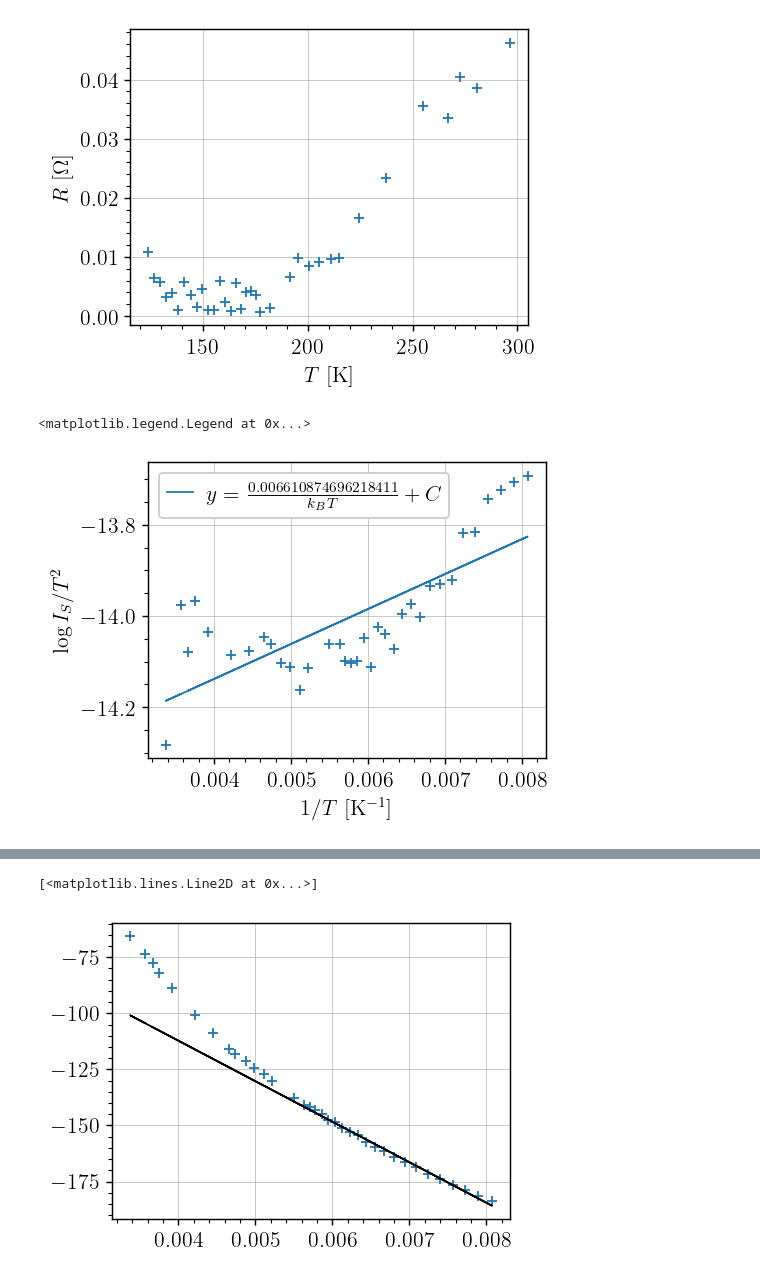
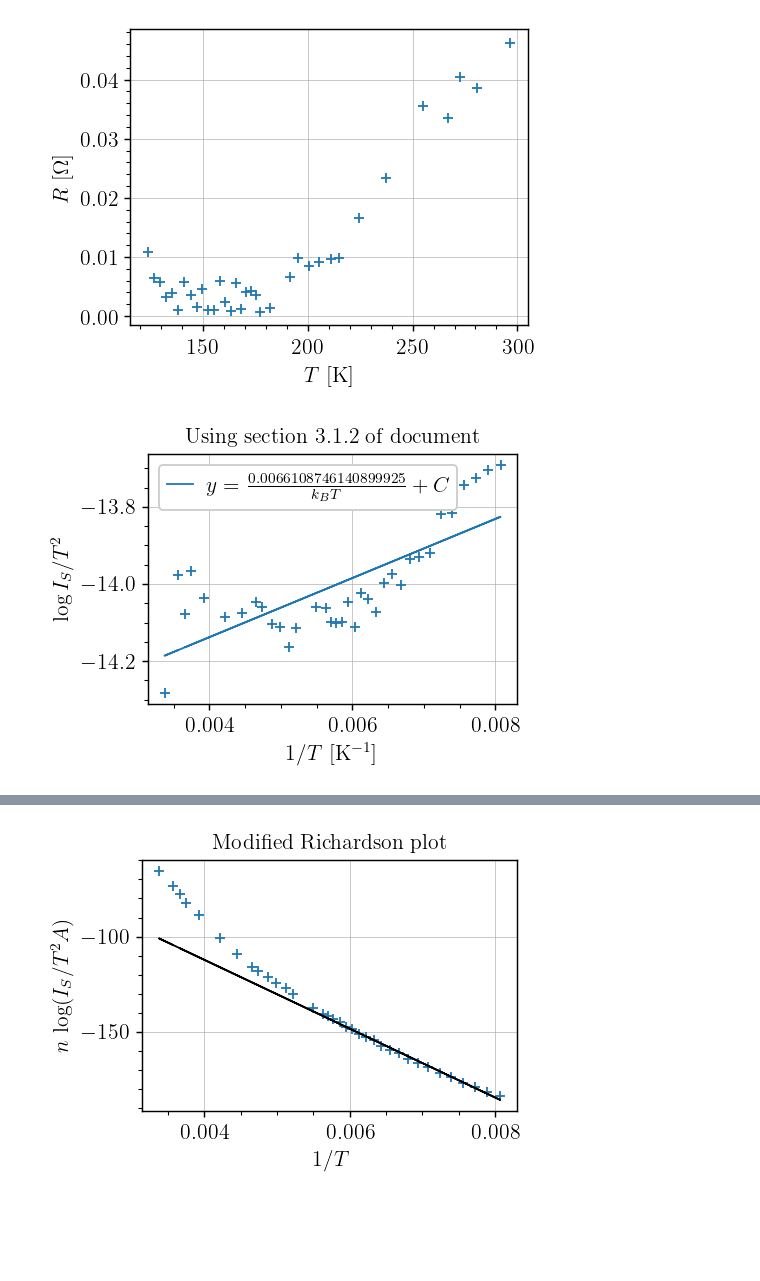
Before and after one commit to TomVdt/TPIII, a Jupyter notebook: 06-photoemission-interne/analyse/exp1.ipynb, the cells around one changed output, grey strips where cells are left out. Cells and saved outputs as stored; diff of their text form; code cells hidden in the pictures; blank space fills up the shorter version.

```diff
--- a/06-photoemission-interne/analyse/exp1.ipynb
+++ b/06-photoemission-interne/analyse/exp1.ipynb
@@ -114,14 +120,17 @@ fitfunc = np.poly1d(coefs)
 q_phi_b_over_kb = coefs[0]
 phi_b_times_q_bis = q_phi_b_over_kb * sc.constants.k * EV_PER_JOULE
 
+plt.title("Using section 3.1.2 of document")
 plt.scatter(x, y)
 plt.plot(x, fitfunc(x), label=fr"$y = \frac{{{phi_b_times_q_bis}}}{{k_B T}} + C$")
 plt.xlabel(r"$1/T$ [K$^{-1}$]")
 plt.ylabel(r"$\log{I_S / T^2}$")
+plt.tight_layout()
 plt.legend()
+
+plt.savefig("../figures/section312.jpg")
 # %% [output]
-<matplotlib.legend.Legend at 0x...>
-[figure, old version]
+[figure, new version]
 # %%
 # %matplotlib inline
 # Alternative way [rapport 2018]
@@ -138,6 +147,14 @@ fitfunc = np.poly1d(coefs)
 phi_b_times_q_richardson = -coefs[0] * sc.constants.k * EV_PER_JOULE
 print(fr"q \phi_b = {phi_b_times_q_richardson} eV")
 
+plt.title("Modified Richardson plot")
+
 plt.scatter(x, y)
 plt.plot(x, fitfunc(x), c='k')
+
+plt.ylabel("$n \\, \log(I_S / T^2 A)$")
+plt.xlabel("$1/T$")
+
+plt.tight_layout()
+plt.savefig("../figures/richardson.jpg")
 # %% [output]
@@ -145,2 +162 @@ q \phi_b = 1.5556369203474172 eV
-[<matplotlib.lines.Line2D at 0x...>]
-[figure, old version]
+[figure, new version]
```
Also changed, not shown: parts of 5 cells of this notebook.
